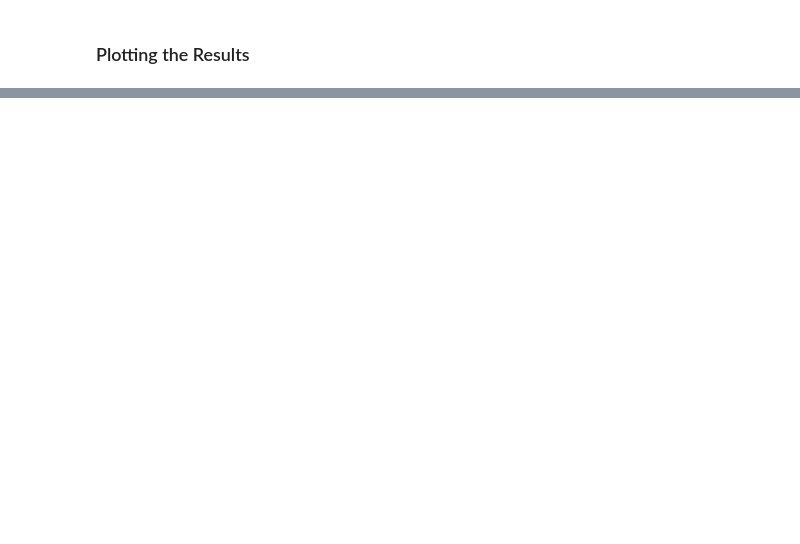
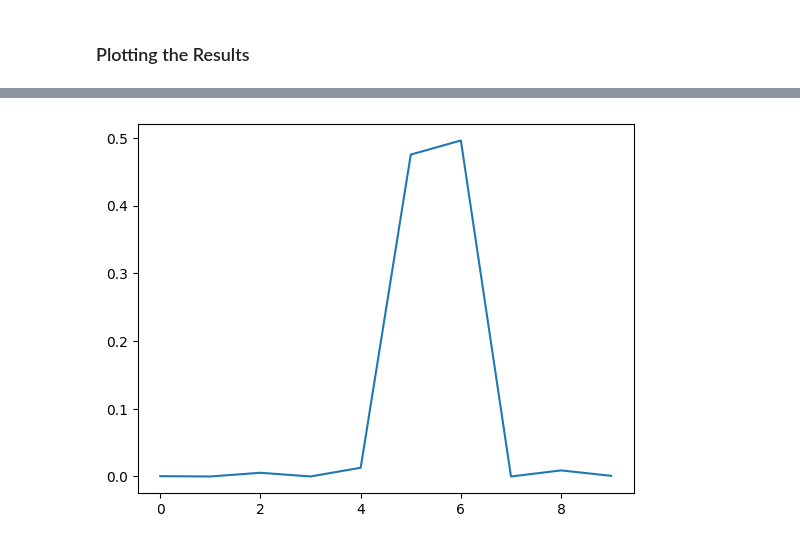
Before and after one commit to esquivelgor/ImageClassificationMiniProject, a Jupyter notebook: 01_Student_Notebook.ipynb, the cells around one changed output, grey strips where cells are left out. Saved outputs shown, nothing was run; the diff lists cells and outputs as text; code cells hidden in the pictures; blank space fills up the shorter version.

Commit message:
model predictions

```diff
--- a/01_Student_Notebook.ipynb
+++ b/01_Student_Notebook.ipynb
@@ -174,3 +182,10 @@ Graphical representation of a node where the two operations are performed:
 ![ReLU](images/1_5.png)
 
 ### Compiling the Model
+# %%
+model.compile(
+    optimizer = 'sgd',
+    loss = 'categorical_crossentropy',
+    metrics = ['accuracy']
+)
+model.summary()
@@ -178,3 +209,5 @@ Graphical representation of a node where the two operations are performed:
 # Task 7: Training the Model
 
 ### Training the Model
+# %%
+model.fit(x_train_norm, y_train_encoded, epochs=5)
@@ -184,3 +238,6 @@ Graphical representation of a node where the two operations are performed:
 # Task 8: Predictions
 
 ### Predictions on Test Set
+# %%
+preds = model.predict(x_test_norm)
+print('Shape of preds: ', preds.shape)
@@ -188,0 +273,5 @@ Graphical representation of a node where the two operations are performed:
+# %%
+plt.plot(preds[8])
+plt.show()
+# %% [output]
+[figure, added]
```
Also changed, not shown: parts of 6 cells of this notebook.
